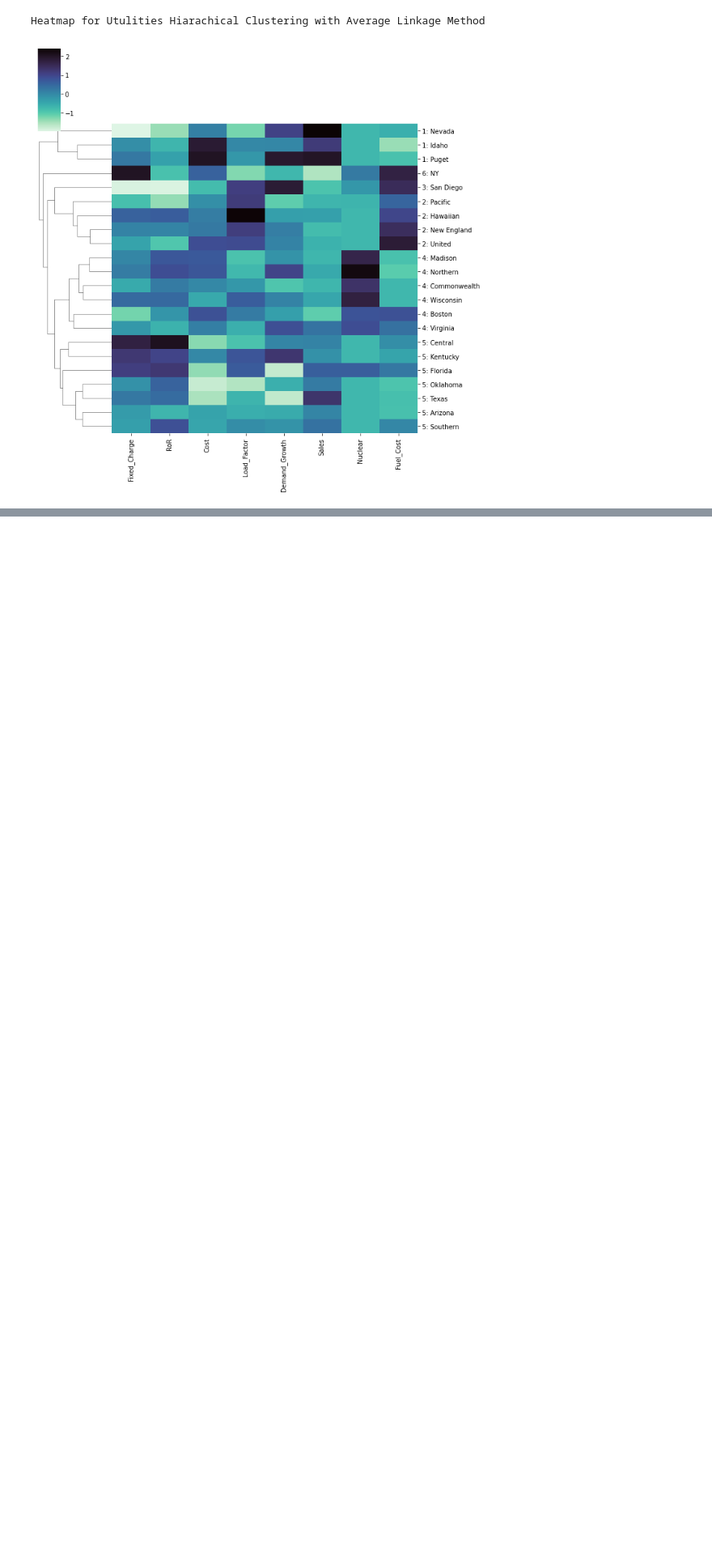
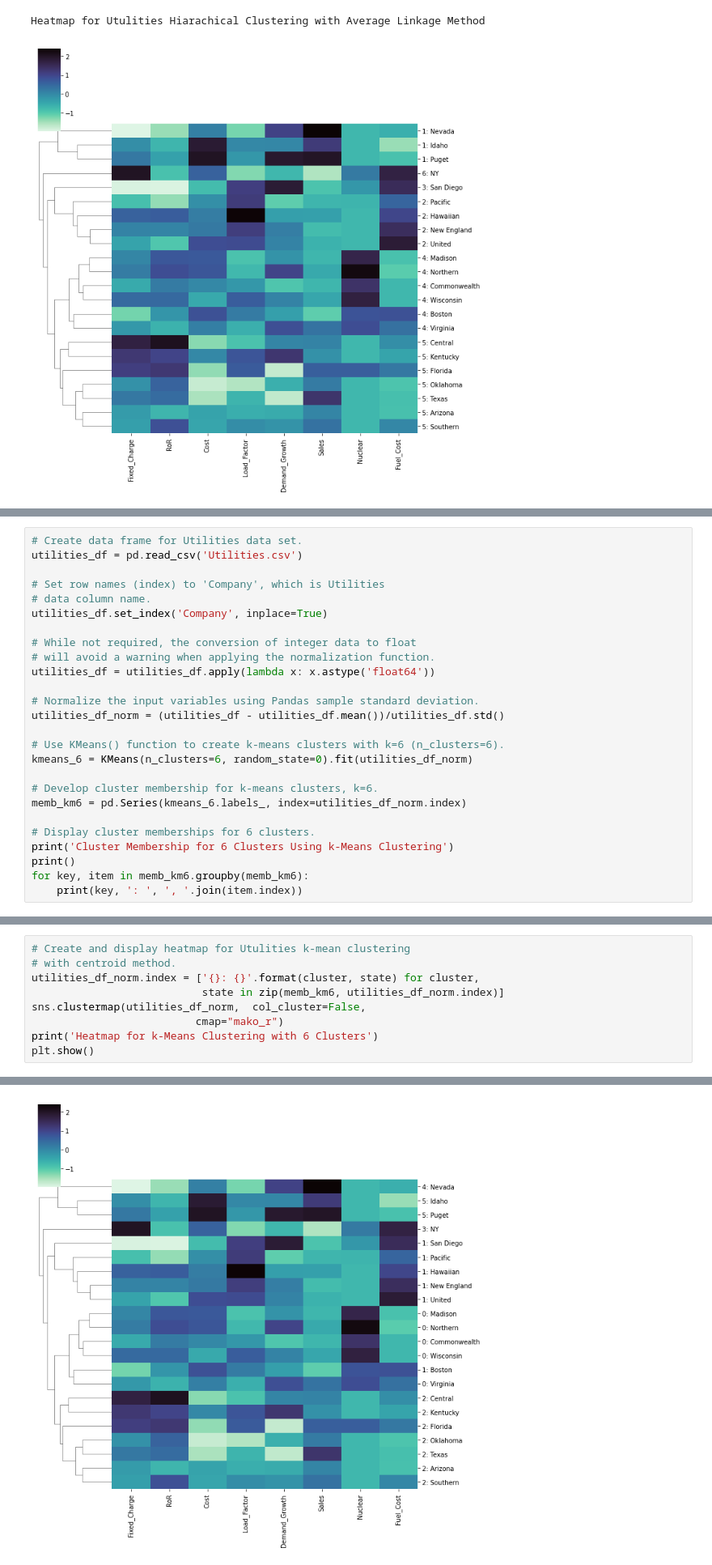
Before and after one commit to Ajayt036/Data-Mining, a Jupyter notebook: MNL6 - Cluster Analysis.ipynb, the cells around one changed output, grey strips where cells are left out. Shown at 81% size. Saved outputs shown, nothing was run; the diff lists cells and outputs as text; blank space fills up the shorter version.

```diff
--- a/MNL6 - Cluster Analysis.ipynb
+++ b/MNL6 - Cluster Analysis.ipynb
@@ -302,0 +314,26 @@ Heatmap for Utulities Hiarachical Clustering with Average Linkage Method
+# %%
+# Create data frame for Utilities data set.
+utilities_df = pd.read_csv('Utilities.csv')
+
+# Set row names (index) to 'Company', which is Utilities
+# data column name.
+utilities_df.set_index('Company', inplace=True)
+
+# While not required, the conversion of integer data to float
+# will avoid a warning when applying the normalization function.
+utilities_df = utilities_df.apply(lambda x: x.astype('float64'))
+
+# Normalize the input variables using Pandas sample standard deviation.
+utilities_df_norm = (utilities_df - utilities_df.mean())/utilities_df.std()
+
+# Use KMeans() function to create k-means clusters with k=6 (n_clusters=6).
+kmeans_6 = KMeans(n_clusters=6, random_state=0).fit(utilities_df_norm)
+
+# Develop cluster membership for k-means clusters, k=6.
+memb_km6 = pd.Series(kmeans_6.labels_, index=utilities_df_norm.index)
+
+# Display cluster memberships for 6 clusters.
+print('Cluster Membership for 6 Clusters Using k-Means Clustering')
+print()
+for key, item in memb_km6.groupby(memb_km6):
+    print(key, ': ', ', '.join(item.index))
@@ -302,0 +389,10 @@ Heatmap for Utulities Hiarachical Clustering with Average Linkage Method
+# %%
+# Create and display heatmap for Utulities k-mean clustering
+# with centroid method.
+utilities_df_norm.index = ['{}: {}'.format(cluster, state) for cluster,
+                           state in zip(memb_km6, utilities_df_norm.index)]
+sns.clustermap(utilities_df_norm,  col_cluster=False,
+                          cmap="mako_r")
+print('Heatmap for k-Means Clustering with 6 Clusters')
+plt.show()
+# %% [output]
@@ -302,0 +400 @@ Heatmap for Utulities Hiarachical Clustering with Average Linkage Method
+[figure, added]
```
Also changed, not shown: parts of 10 cells of this notebook, 1 other file.
